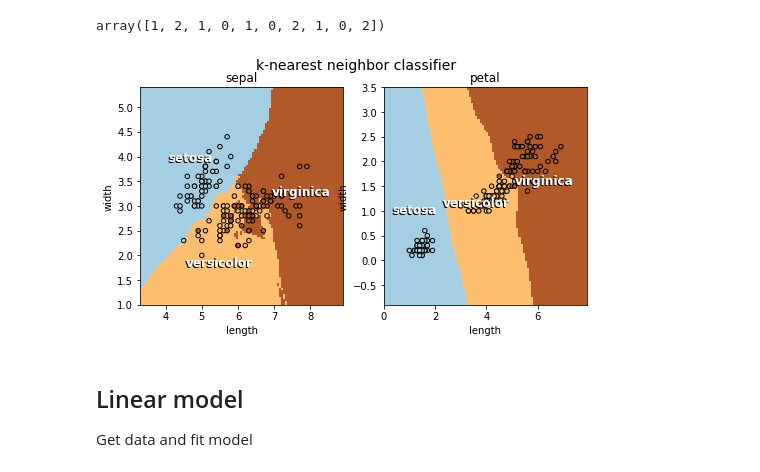
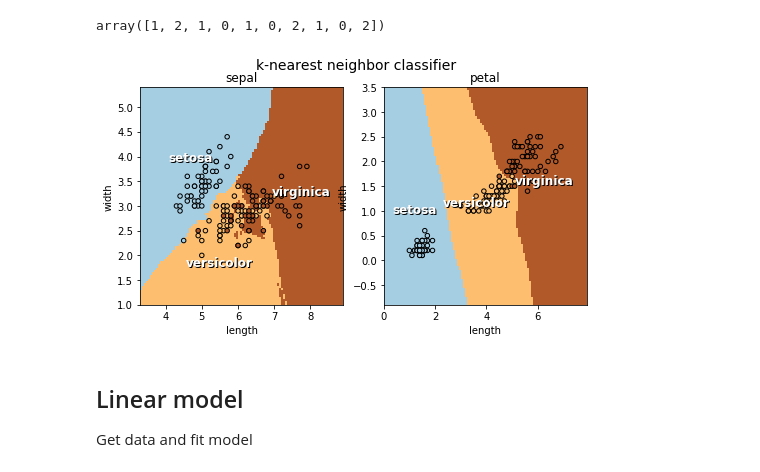
Before and after one commit to attilagk/scikit-learn, a Jupyter notebook: supervised_learning.ipynb, the cells around one changed output. Saved outputs shown, nothing was run; the diff lists cells and outputs as text; code cells hidden in the pictures.

```diff
--- a/supervised_learning.ipynb
+++ b/supervised_learning.ipynb
@@ -8,6 +8,7 @@ from sklearn import datasets
 import re
 from cycler import cycler
 %matplotlib inline
+plt.style.use('default')
 # %% [markdown]
 ## Nearest neighbor classifier
 # %%
@@ -86,40 +87,39 @@ def iris_decisionb(ax, feature, cls, gridsize=100):
     y_pred = cls.predict(X=X_test).reshape(xx0.shape)
     # plot the decision boundaries
     cmap = 'Paired'
     ax.pcolormesh(xx0, xx1, y_pred, cmap=cmap)
     ax.scatter(X[:, 0], X[:, 1], c=iris.target, cmap=cmap, edgecolor='k', s=20)
     ax.set_title(feature)
     ax.set_xlabel('length')
     ax.set_ylabel('width')
     # calculating average feature values for each class
     def pred_class_avg(cls):
         avg = tuple((lambda z: np.average(z.flatten()[y_pred.flatten() == cls]))(x) for x in (xx0, xx1))
         return(avg)
     avgs = [pred_class_avg(i) for i in range(len(iris.target_names))]
-    # offset transformation to avgs for a shadowed text effect
-    offset = 1
-    avgs_display = [tuple(ax.transData.transform(x) - offset) for x in avgs]
-    avgs_offset = [tuple(ax.transData.inverted().transform(x)) for x in avgs_display]
     avgs = dict(zip(iris.target_names, avgs))
-    avgs_offset = dict(zip(iris.target_names, avgs_offset))
+    # https://matplotlib.org/tutorials/advanced/transforms_tutorial.html#using-offset-transforms-to-create-a-shadow-effect
+    dx, dy = 1/72., -1/72.
+    import matplotlib.transforms as transforms
+    shadow_transform = transforms.offset_copy(ax.transData, fig, dx, dy, units='inches')
     # adding speices name to plot
     args = {'ha': 'center', 'va': 'center', 'weight': 'bold', 'color': 'k', 'size': 12}
-    [ax.text(*avgs_offset[n], n, **args) for n in iris.target_names]
+    [ax.text(*avgs[n], n, **args, transform=shadow_transform) for n in iris.target_names]
     args['color'] = 'w'
     [ax.text(*avgs[n], n, **args) for n in iris.target_names]
     return(avgs)
 
 def twopanel_cls(cls, suptitle):
     fig, ax = plt.subplots(nrows=1, ncols=2, figsize=plt.figaspect(0.5))
     iris_decisionb(ax[0], 'sepal', cls)
     iris_decisionb(ax[1], 'petal', cls)
     ax[0].set_ylabel('width')
     fig.suptitle(suptitle, size=14)
     return((fig, ax))
 
 fig, ax = twopanel_cls(neighbors.KNeighborsClassifier(), 'k-nearest neighbor classifier')
 # %% [output]
-[figure, old version]
+[figure, new version]
 # %% [markdown]
 ## Linear model
 
```
Also changed, not shown: parts of 11 cells of this notebook, 1 other file.
